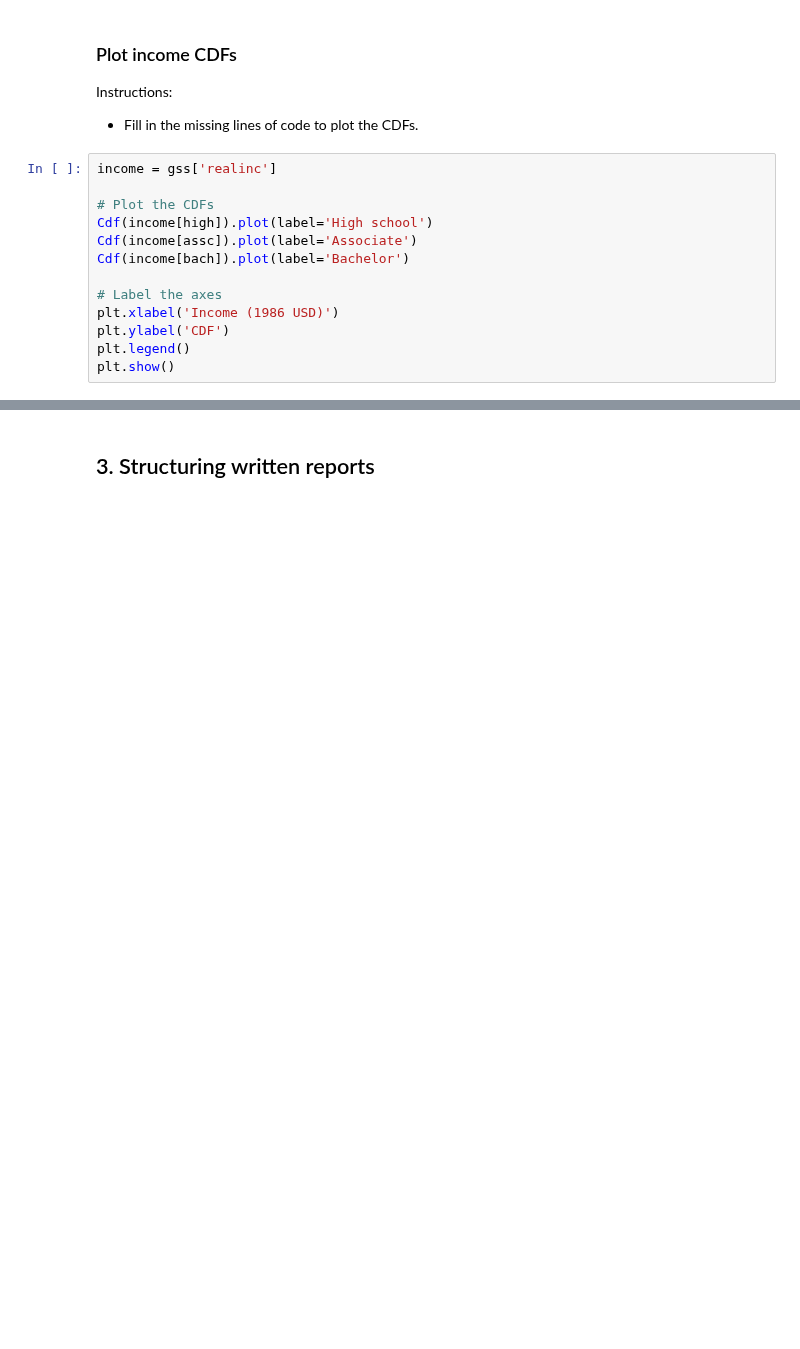
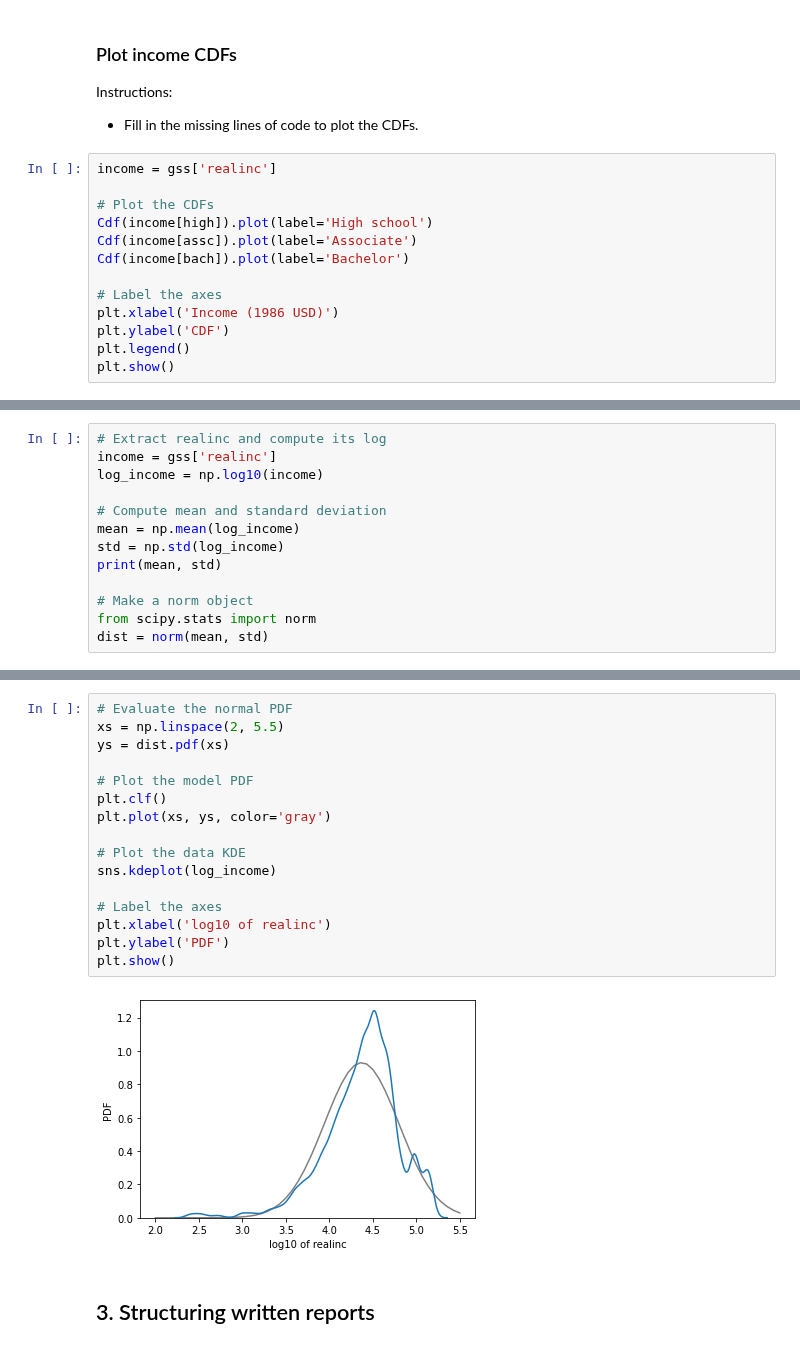
Before and after one commit to pedrogrigorio/DataCamp-Python-Data-Science-Track, a Jupyter notebook: 17-Exploratory_Data_Analysis_in_Python/notebook.ipynb, the cells around one changed output, grey strips where cells are left out. Drawn from its saved outputs; the diff is of its cells as text; blank space fills up the shorter version.

```diff
--- a/17-Exploratory_Data_Analysis_in_Python/notebook.ipynb
+++ b/17-Exploratory_Data_Analysis_in_Python/notebook.ipynb
@@ -304,0 +315,13 @@ plt.show()
+# %%
+# Extract realinc and compute its log
+income = gss['realinc']
+log_income = np.log10(income)
+
+# Compute mean and standard deviation
+mean = np.mean(log_income)
+std = np.std(log_income)
+print(mean, std)
+
+# Make a norm object
+from scipy.stats import norm
+dist = norm(mean, std)
@@ -305,3 +361,21 @@ plt.show()
+# %%
+# Evaluate the normal PDF
+xs = np.linspace(2, 5.5)
+ys = dist.pdf(xs)
+
+# Plot the model PDF
+plt.clf()
+plt.plot(xs, ys, color='gray')
+
+# Plot the data KDE
+sns.kdeplot(log_income)
+
+# Label the axes
+plt.xlabel('log10 of realinc')
+plt.ylabel('PDF')
+plt.show()
+# %% [output]
+[figure, added]
 # %% [markdown]
 ## 3. Structuring written reports
 # %% [markdown]
```
Also changed, not shown: parts of 6 cells of this notebook.
